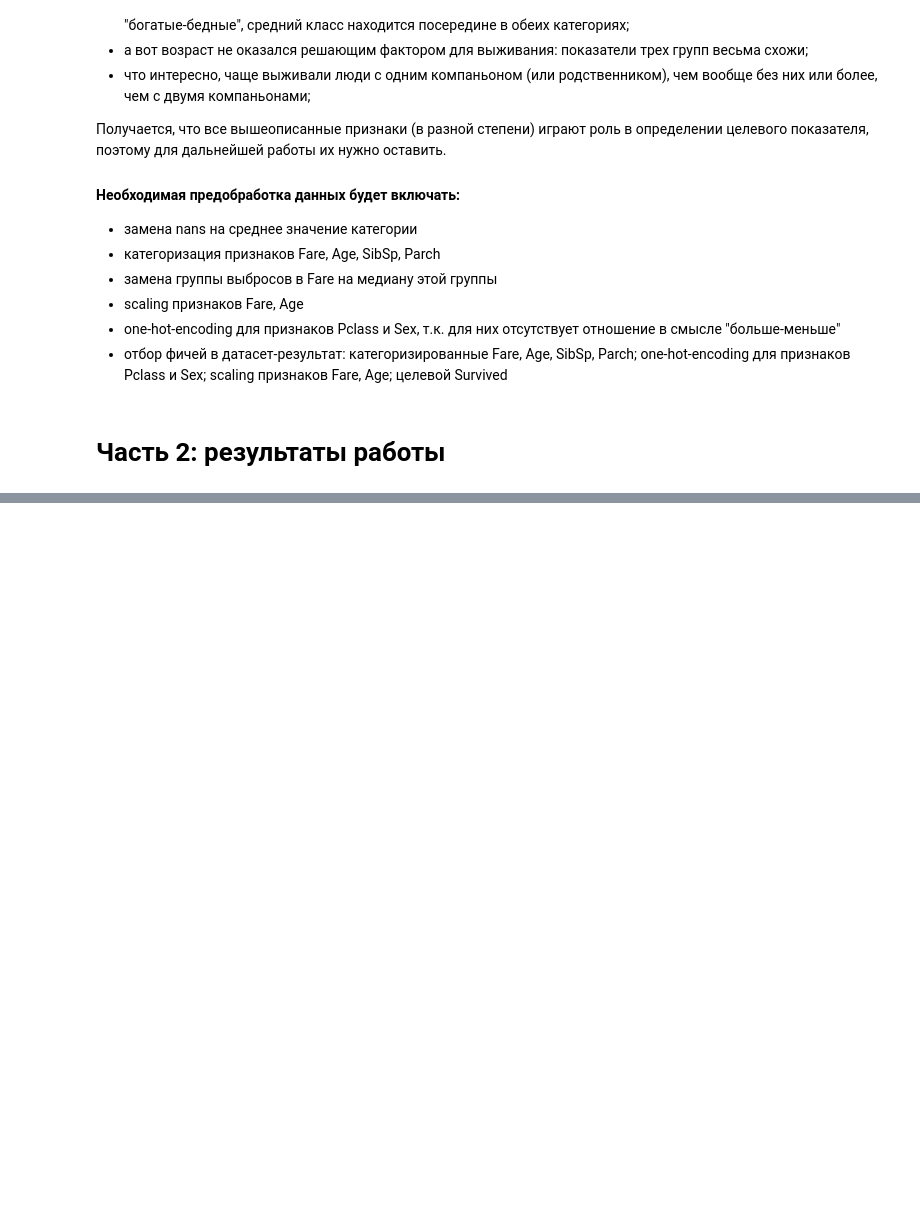
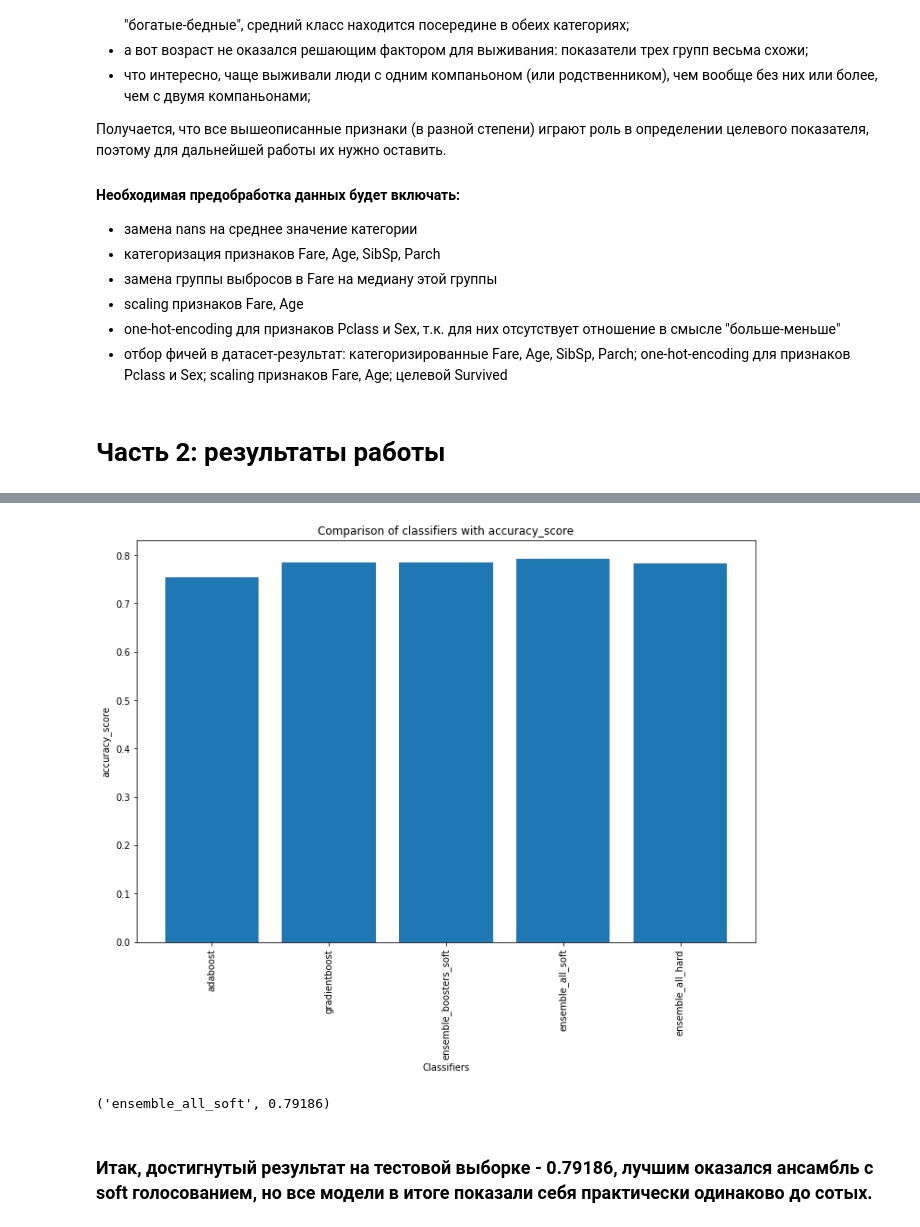
Before and after one commit to pavlyuchenkomaria/A-Statistical-Analysis-ML-workflow-of-Titanic, a Jupyter notebook: data_analysis_and_results_of_work.ipynb, the cells around one changed output, grey strips where cells are left out. Drawn from its saved outputs; the diff is of its cells as text; code cells hidden in the pictures; blank space fills up the shorter version.

```diff
--- a/data_analysis_and_results_of_work.ipynb
+++ b/data_analysis_and_results_of_work.ipynb
@@ -791,0 +792,14 @@ best_clf_name, max_score
+# %%
+result_dict = {'adaboost': 0.75358, 'gradientboost': 0.78468, 'ensemble_boosters_soft': 0.78468, \
+               'ensemble_all_soft': 0.79186, 'ensemble_all_hard': 0.78229}
+# %%
+build_bar_plot(result_dict, accuracy_score)
+# %% [output]
+[figure, added]
+# %%
+best_clf_name, max_score = get_best_classifier(result_dict, accuracy_score)
+best_clf_name, max_score
+# %% [output]
+('ensemble_all_soft', 0.79186)
+# %% [markdown]
+### Итак, достигнутый результат на тестовой выборке - 0.79186, лучшим оказался ансамбль с soft голосованием, но все модели в итоге показали себя практически одинаково до сотых.
```
Also changed, not shown: parts of 19 cells of this notebook, 1 other file.
